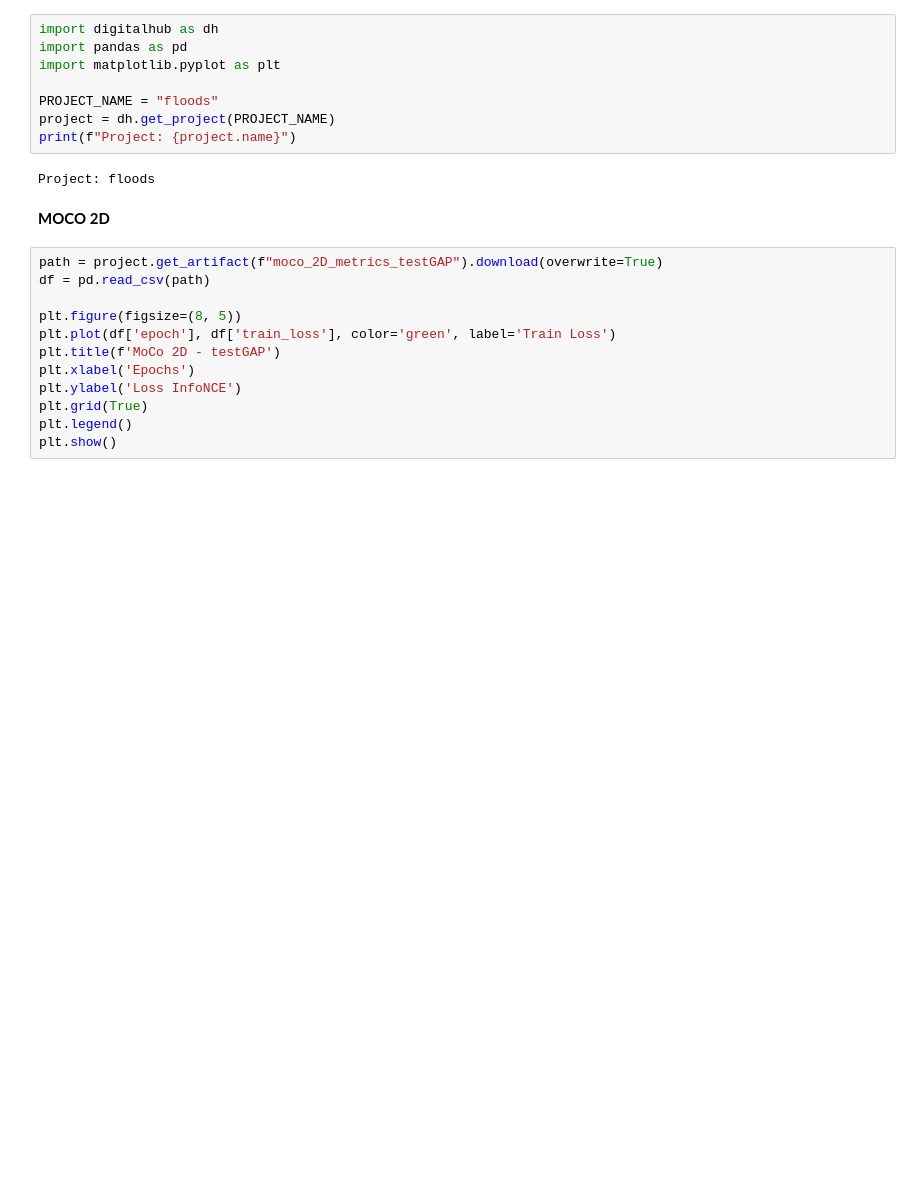
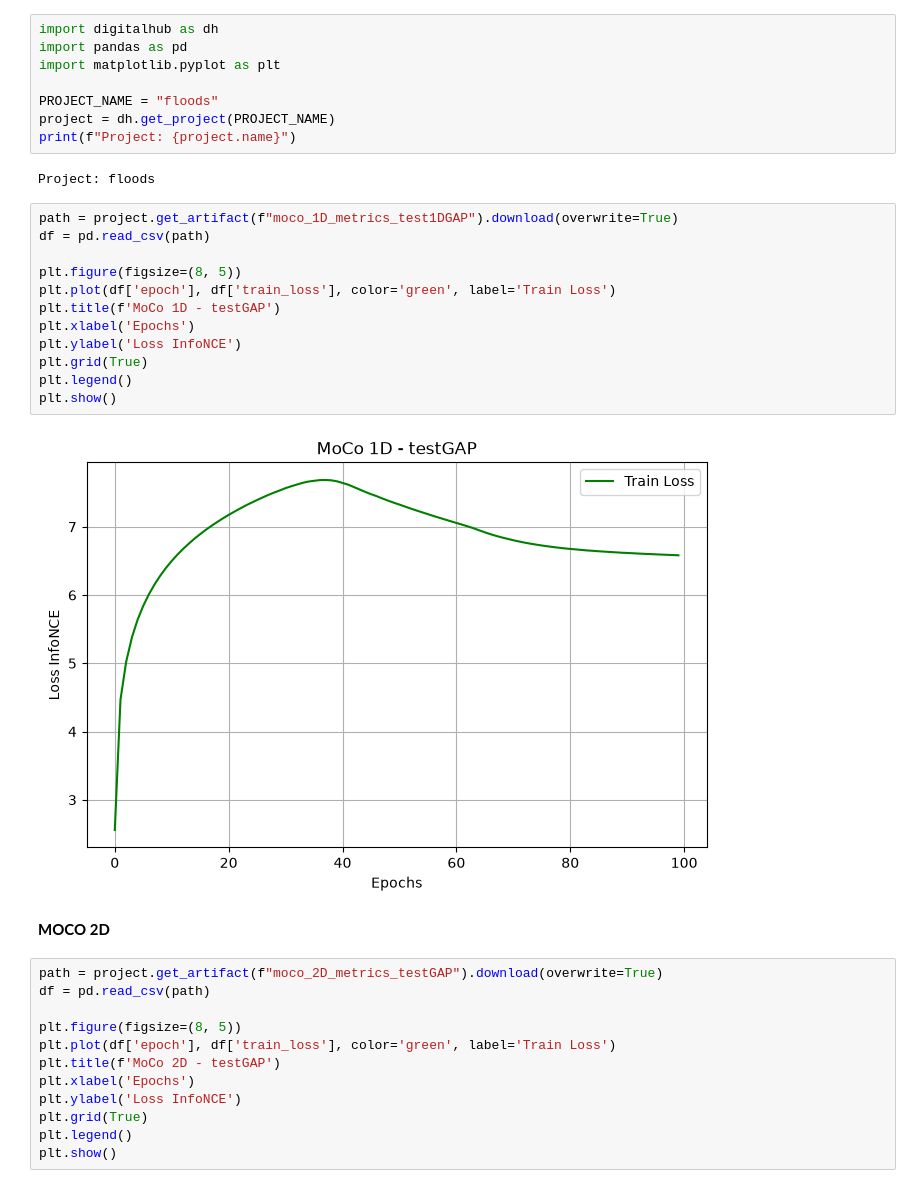
Before and after one commit to mattiaBarbo2002/TESI, a Jupyter notebook: notebooks/plots.ipynb, the cells around one changed output. Drawn from its saved outputs; the diff is of its cells as text; blank space fills up the shorter version.

```diff
--- a/notebooks/plots.ipynb
+++ b/notebooks/plots.ipynb
@@ -8,6 +8,20 @@ project = dh.get_project(PROJECT_NAME)
 print(f"Project: {project.name}")
 # %% [output]
 Project: floods
+# %%
+path = project.get_artifact(f"moco_1D_metrics_test1DGAP").download(overwrite=True)
+df = pd.read_csv(path)
+
+plt.figure(figsize=(8, 5))
+plt.plot(df['epoch'], df['train_loss'], color='green', label='Train Loss')
+plt.title(f'MoCo 1D - testGAP')
+plt.xlabel('Epochs')
+plt.ylabel('Loss InfoNCE')
+plt.grid(True)
+plt.legend()
+plt.show()
+# %% [output]
+[figure, added]
 # %% [markdown]
 **MOCO 2D**
 # %%
```
Also changed, not shown: parts of 3 cells of this notebook, 17 other files.
